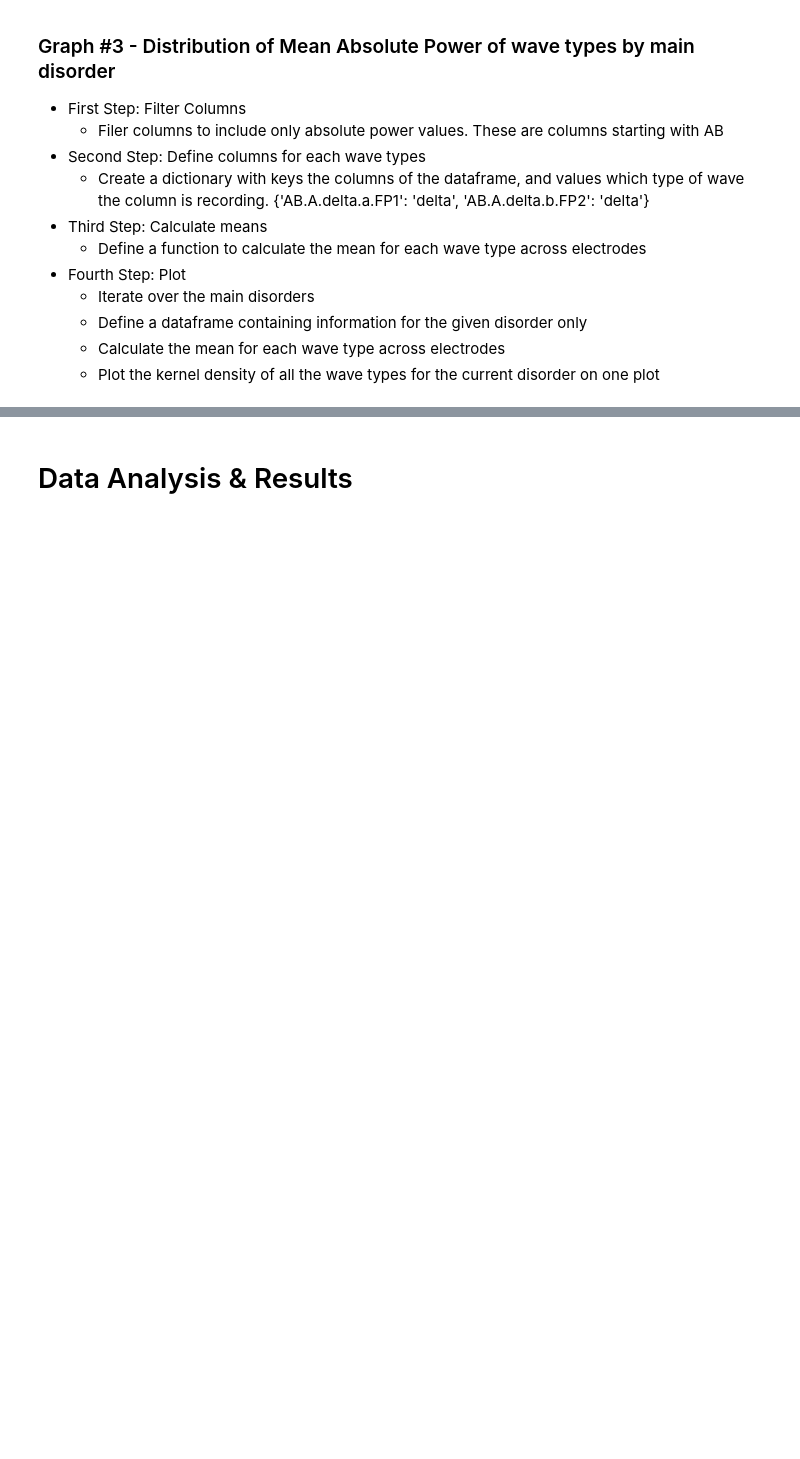
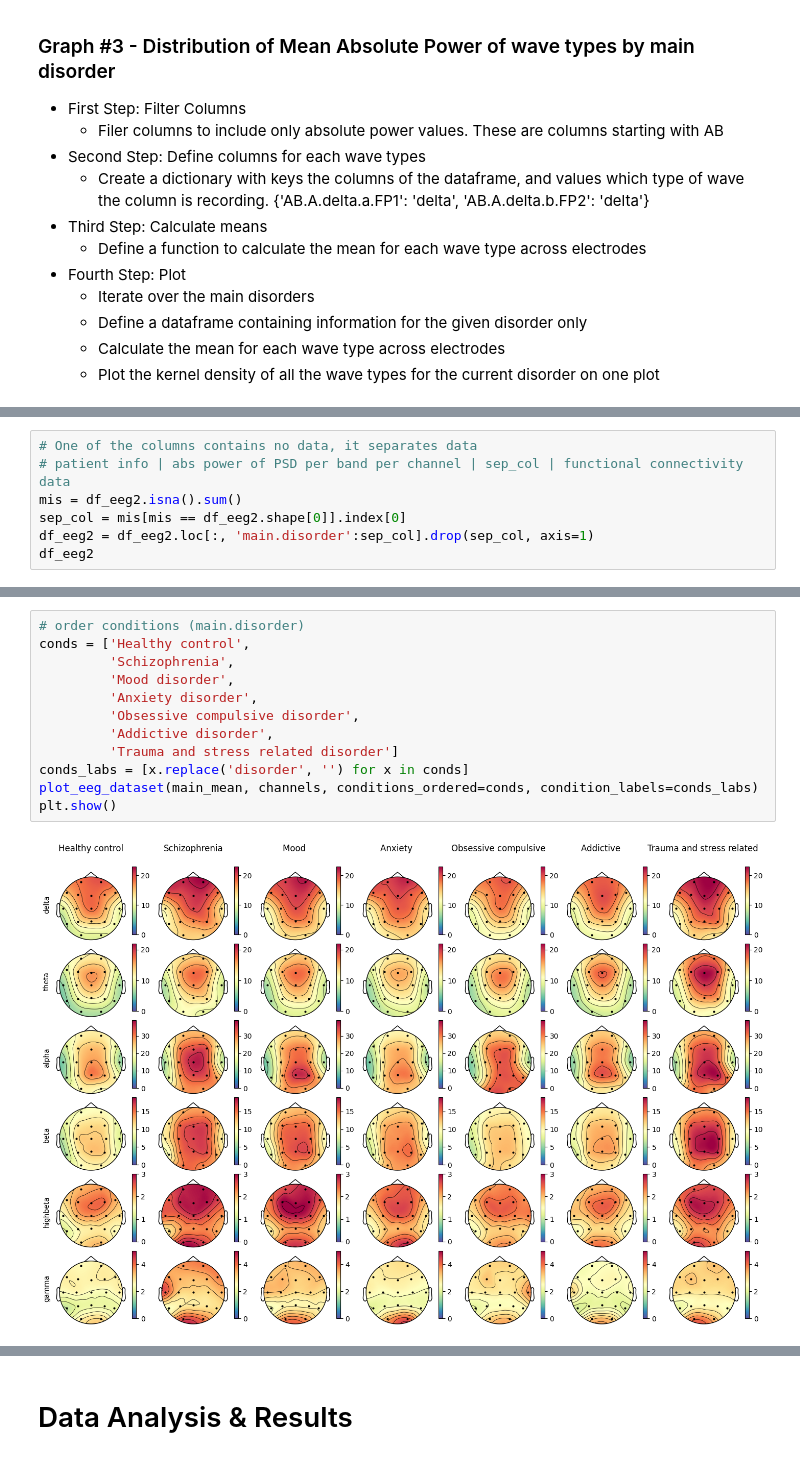
Before and after one commit to holliwood8/138-project, a Jupyter notebook: FinalProject-GroupXYZ.ipynb, the cells around one changed output, grey strips where cells are left out. Saved outputs shown, nothing was run; the diff lists cells and outputs as text; blank space fills up the shorter version.

```diff
--- a/FinalProject-GroupXYZ.ipynb
+++ b/FinalProject-GroupXYZ.ipynb
@@ -172,0 +321,7 @@ https://www.kaggle.com/code/lazygene/visualising-pre-processed-eeg-data
+# %%
+# One of the columns contains no data, it separates data
+# patient info | abs power of PSD per band per channel | sep_col | functional connectivity data
+mis = df_eeg2.isna().sum()
+sep_col = mis[mis == df_eeg2.shape[0]].index[0]
+df_eeg2 = df_eeg2.loc[:, 'main.disorder':sep_col].drop(sep_col, axis=1)
+df_eeg2
@@ -172,0 +505,14 @@ https://www.kaggle.com/code/lazygene/visualising-pre-processed-eeg-data
+# %%
+# order conditions (main.disorder)
+conds = ['Healthy control',
+         'Schizophrenia',
+         'Mood disorder',
+         'Anxiety disorder',
+         'Obsessive compulsive disorder',
+         'Addictive disorder',
+         'Trauma and stress related disorder']
+conds_labs = [x.replace('disorder', '') for x in conds]
+plot_eeg_dataset(main_mean, channels, conditions_ordered=conds, condition_labels=conds_labs)
+plt.show()
+# %% [output]
+[figure, added]
```
Also changed, not shown: parts of 16 cells of this notebook.
